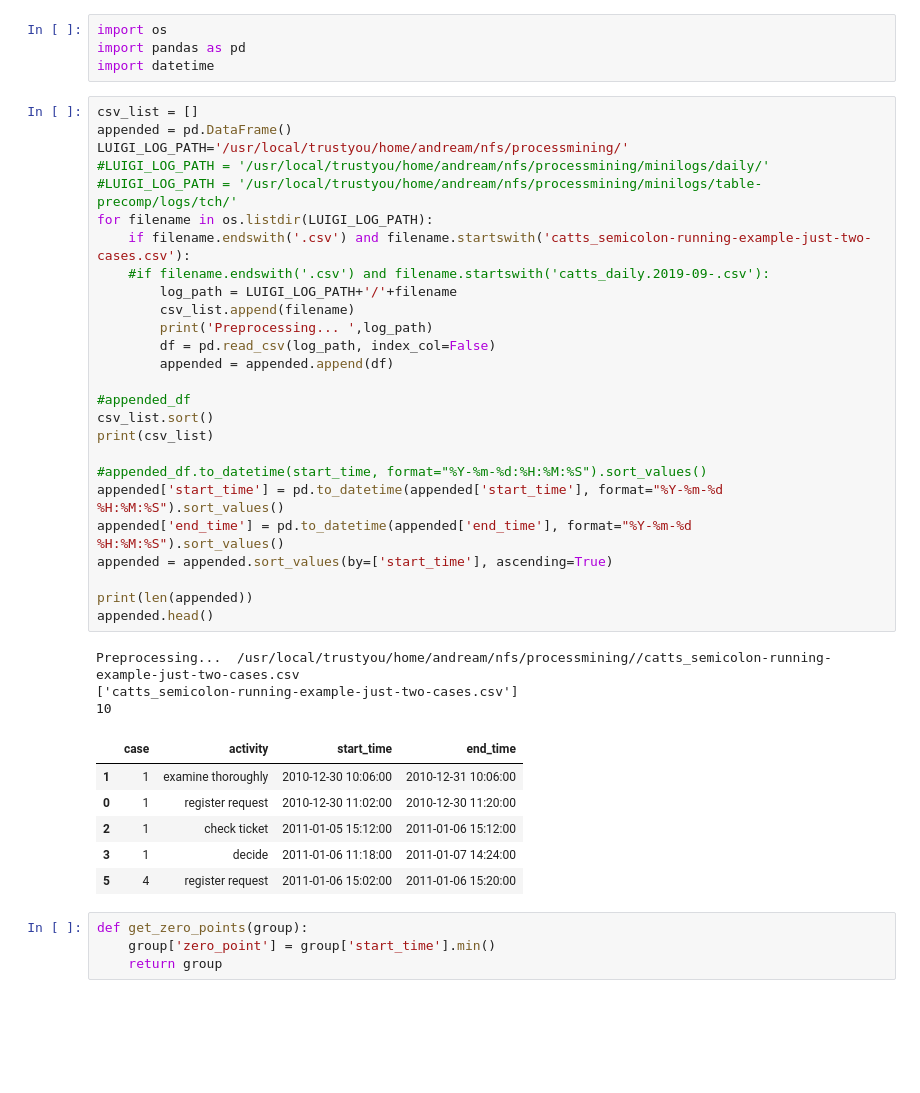
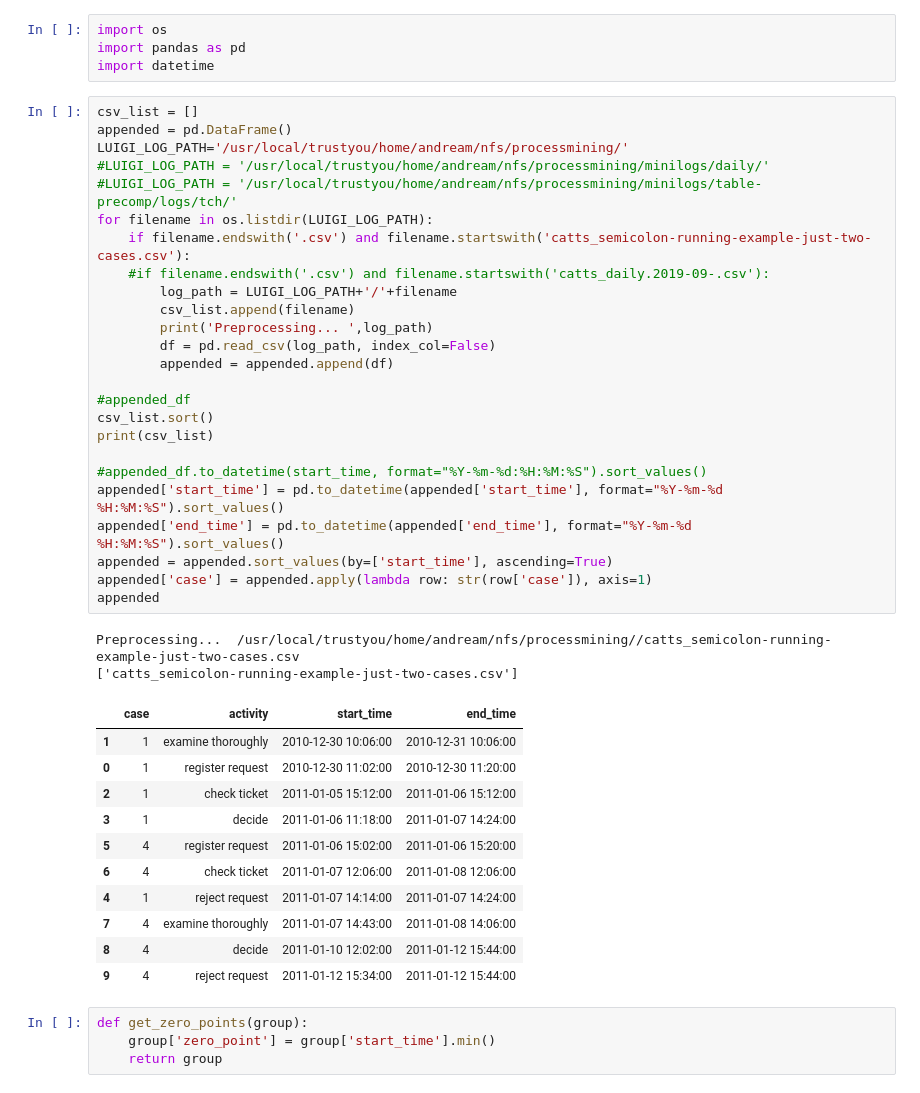
Before and after one commit to andreamalhera/perfSky, a Jupyter notebook: notebooks/pointTransformer.ipynb, the cells around one changed output. Drawn from its saved outputs; the diff is of its cells as text; blank space fills up the shorter version.

```diff
--- a/notebooks/pointTransformer.ipynb
+++ b/notebooks/pointTransformer.ipynb
@@ -7,37 +7,40 @@ csv_list = []
 appended = pd.DataFrame()
 LUIGI_LOG_PATH='/usr/local/trustyou/home/andream/nfs/processmining/'
 #LUIGI_LOG_PATH = '/usr/local/trustyou/home/andream/nfs/processmining/minilogs/daily/'
 #LUIGI_LOG_PATH = '/usr/local/trustyou/home/andream/nfs/processmining/minilogs/table-precomp/logs/tch/'
 for filename in os.listdir(LUIGI_LOG_PATH):
     if filename.endswith('.csv') and filename.startswith('catts_semicolon-running-example-just-two-cases.csv'):
     #if filename.endswith('.csv') and filename.startswith('catts_daily.2019-09-.csv'):
         log_path = LUIGI_LOG_PATH+'/'+filename
         csv_list.append(filename)
         print('Preprocessing... ',log_path)
         df = pd.read_csv(log_path, index_col=False)
         appended = appended.append(df)
 
 #appended_df
 csv_list.sort()
 print(csv_list)
 
 #appended_df.to_datetime(start_time, format="%Y-%m-%d:%H:%M:%S").sort_values()
 appended['start_time'] = pd.to_datetime(appended['start_time'], format="%Y-%m-%d %H:%M:%S").sort_values()
 appended['end_time'] = pd.to_datetime(appended['end_time'], format="%Y-%m-%d %H:%M:%S").sort_values()
 appended = appended.sort_values(by=['start_time'], ascending=True)
-
-print(len(appended))
-appended.head()
+appended['case'] = appended.apply(lambda row: str(row['case']), axis=1)
+appended
 # %% [output]
 Preprocessing...  /usr/local/trustyou/home/andream/nfs/processmining//catts_semicolon-running-example-just-two-cases.csv
 ['catts_semicolon-running-example-just-two-cases.csv']
-10
 |  | case | activity | start_time | end_time |
 | 1 | 1 | examine thoroughly | 2010-12-30 10:06:00 | 2010-12-31 10:06:00 |
 | 0 | 1 | register request | 2010-12-30 11:02:00 | 2010-12-30 11:20:00 |
 | 2 | 1 | check ticket | 2011-01-05 15:12:00 | 2011-01-06 15:12:00 |
 | 3 | 1 | decide | 2011-01-06 11:18:00 | 2011-01-07 14:24:00 |
 | 5 | 4 | register request | 2011-01-06 15:02:00 | 2011-01-06 15:20:00 |
+| 6 | 4 | check ticket | 2011-01-07 12:06:00 | 2011-01-08 12:06:00 |
+| 4 | 1 | reject request | 2011-01-07 14:14:00 | 2011-01-07 14:24:00 |
+| 7 | 4 | examine thoroughly | 2011-01-07 14:43:00 | 2011-01-08 14:06:00 |
+| 8 | 4 | decide | 2011-01-10 12:02:00 | 2011-01-12 15:44:00 |
+| 9 | 4 | reject request | 2011-01-12 15:34:00 | 2011-01-12 15:44:00 |
 # %%
 def get_zero_points(group):
     group['zero_point'] = group['start_time'].min()
```
Also changed, not shown: parts of 16 cells of this notebook, 1 other file.
